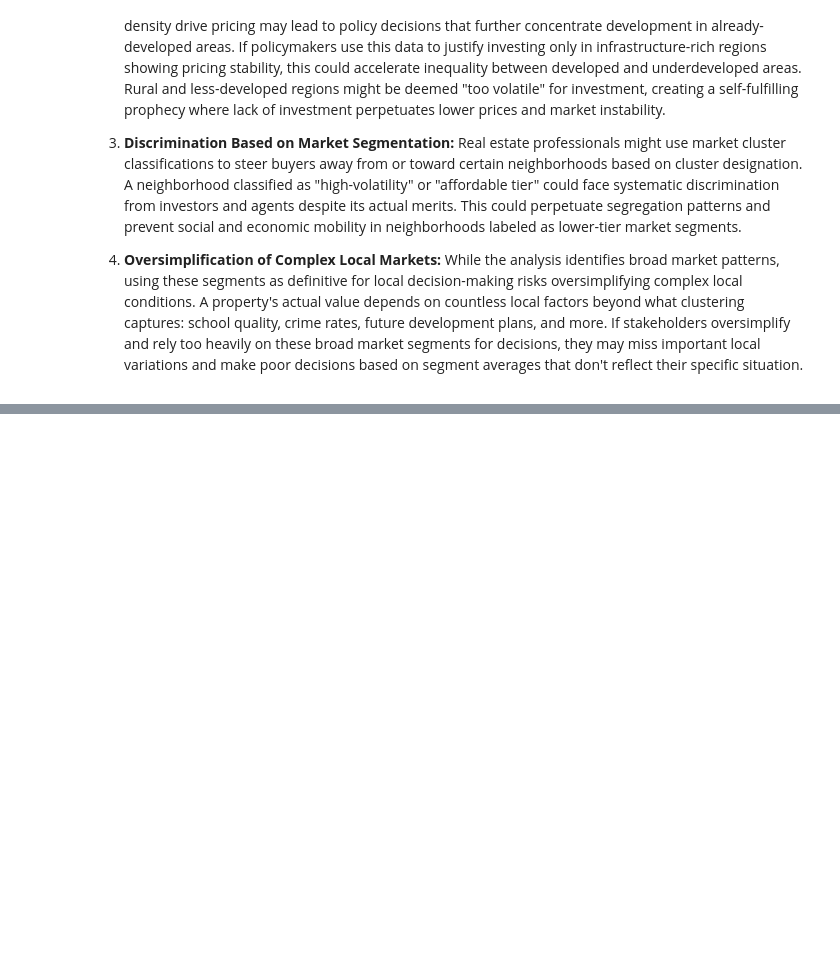
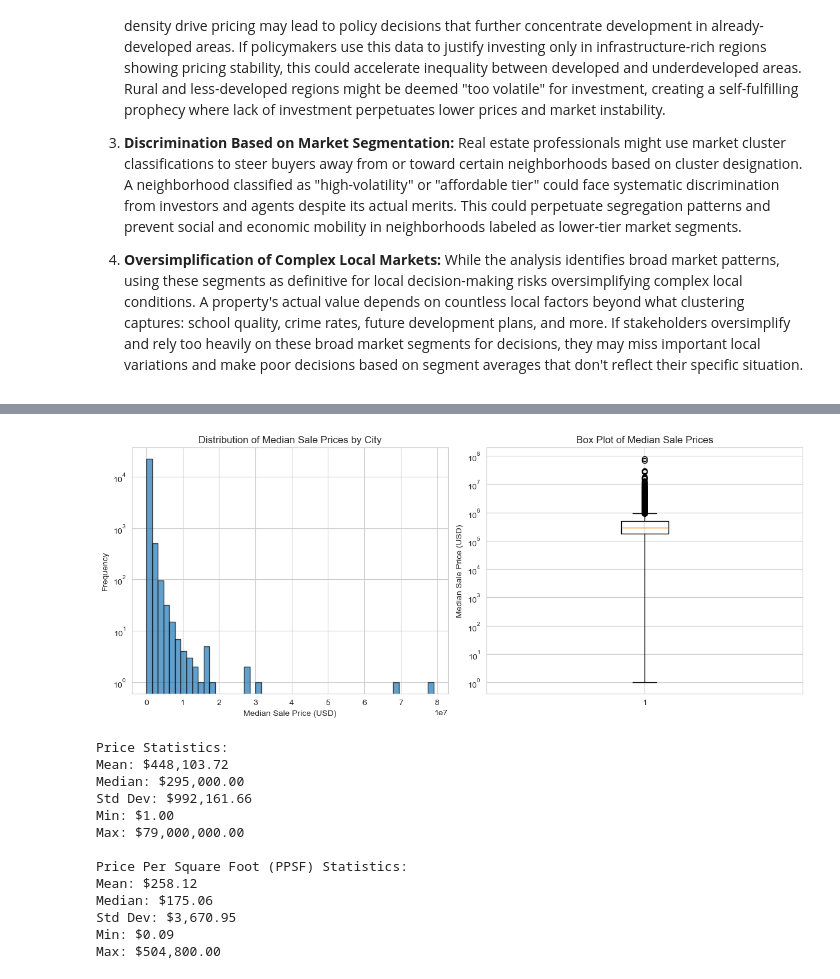
Before and after one commit to JadonVC/Data-Analysis-Final-Project, a Jupyter notebook: Final.ipynb, the cells around one changed output, grey strips where cells are left out. Drawn from its saved outputs; the diff is of its cells as text; code cells hidden in the pictures; blank space fills up the shorter version.

```diff
--- a/Final.ipynb
+++ b/Final.ipynb
@@ -868,0 +891,17 @@ How These Findings Answer the Initial Research Questions
+# %%
+import pandas as pd
+import numpy as np
+import matplotlib.pyplot as plt
+import seaborn as sns
+from sklearn.model_selection import train_test_split
+from sklearn.preprocessing import StandardScaler, MinMaxScaler
+from sklearn.neighbors import KNeighborsClassifier
+from sklearn.linear_model import LinearRegression
+from sklearn.metrics import mean_squared_error, r2_score, mean_absolute_error
+from sklearn.metrics import accuracy_score, f1_score, classification_report, confusion_matrix
+import warnings
+warnings.filterwarnings('ignore')
+
+# Set style for better-looking plots
+sns.set_style("whitegrid")
+plt.rcParams['figure.figsize'] = (12, 6)
@@ -868,0 +1049,49 @@ How These Findings Answer the Initial Research Questions
+# %%
+# Visualize price distribution
+plt.figure(figsize=(12, 5))
+
+plt.subplot(1, 2, 1)
+plt.hist(data['MEDIAN_SALE_PRICE'], bins=50, edgecolor='black', alpha=0.7)
+plt.xlabel('Median Sale Price (USD)')
+plt.ylabel('Frequency')
+plt.title('Distribution of Median Sale Prices by City')
+plt.yscale('log')
+
+plt.subplot(1, 2, 2)
+plt.boxplot(data['MEDIAN_SALE_PRICE'])
+plt.ylabel('Median Sale Price (USD)')
+plt.title('Box Plot of Median Sale Prices')
+plt.yscale('log')
+
+plt.tight_layout()
+plt.show()
+
+print(f"Price Statistics:")
+print(f"Mean: ${data['MEDIAN_SALE_PRICE'].mean():,.2f}")
+print(f"Median: ${data['MEDIAN_SALE_PRICE'].median():,.2f}")
+print(f"Std Dev: ${data['MEDIAN_SALE_PRICE'].std():,.2f}")
+print(f"Min: ${data['MEDIAN_SALE_PRICE'].min():,.2f}")
+print(f"Max: ${data['MEDIAN_SALE_PRICE'].max():,.2f}")
+
+# Also show PPSF statistics
+print(f"\nPrice Per Square Foot (PPSF) Statistics:")
+print(f"Mean: ${data['MEDIAN_PPSF'].mean():,.2f}")
+print(f"Median: ${data['MEDIAN_PPSF'].median():,.2f}")
+print(f"Std Dev: ${data['MEDIAN_PPSF'].std():,.2f}")
+print(f"Min: ${data['MEDIAN_PPSF'].min():,.2f}")
+print(f"Max: ${data['MEDIAN_PPSF'].max():,.2f}")
+# %% [output]
+[figure, added]
+Price Statistics:
+Mean: $448,103.72
+Median: $295,000.00
+Std Dev: $992,161.66
+Min: $1.00
+Max: $79,000,000.00
+
+Price Per Square Foot (PPSF) Statistics:
+Mean: $258.12
+Median: $175.06
+Std Dev: $3,670.95
+Min: $0.09
+Max: $504,800.00
```
Also changed, not shown: parts of 25 cells of this notebook.
